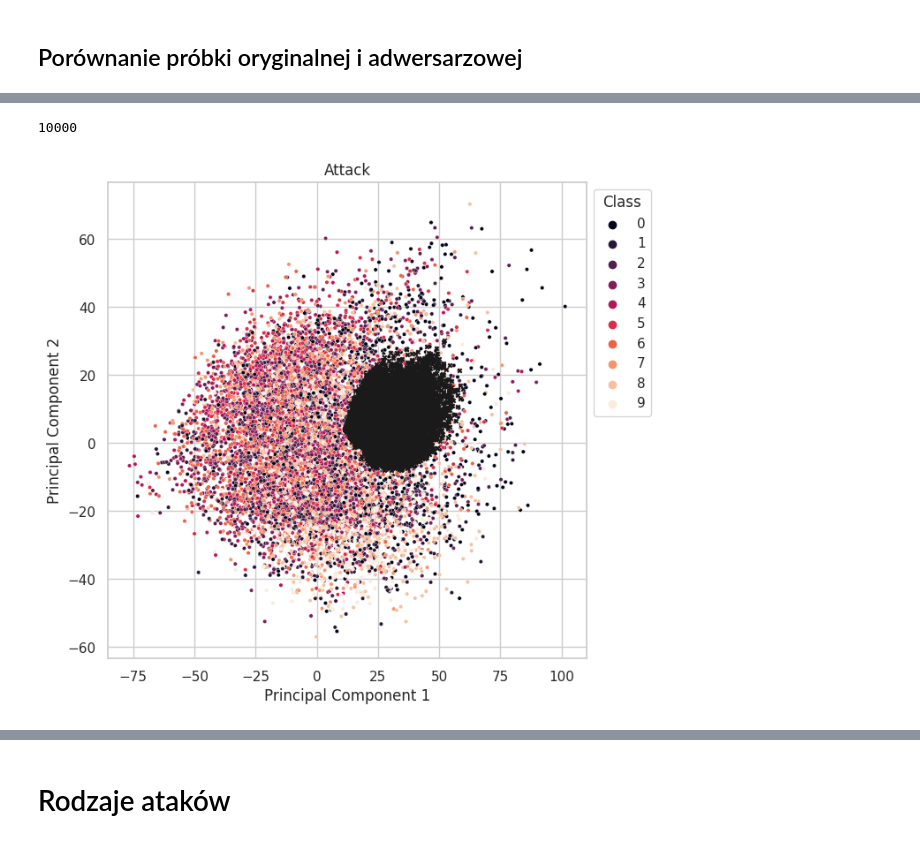
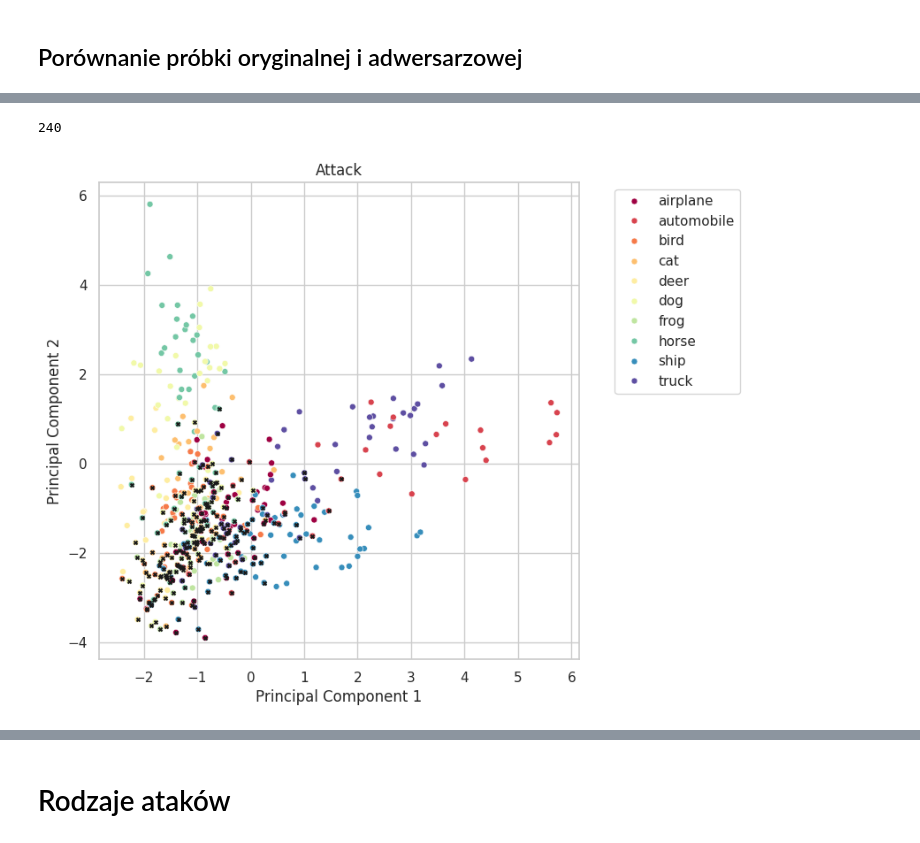
Before and after one commit to Jvlia17/deep-learning, a Jupyter notebook: PCA.ipynb, the cells around one changed output, grey strips where cells are left out. Cells and saved outputs as stored; diff of their text form; code cells hidden in the pictures.

```diff
--- a/PCA.ipynb
+++ b/PCA.ipynb
@@ -59,19 +49,24 @@ Mounted at /content/drive
 # %% [markdown]
 ##Trening PCA
 # %%
-checkpoint = torch.load('/content/drive/MyDrive/DL/model/resnet_cifar10_.pth')
+checkpoint = torch.load('/content/drive/MyDrive/DL/model/checkpoint_epoch_40.pth')
 
 
-
-
-# net = Net()  -->
 net = torchvision.models.resnet101(pretrained=False, num_classes=10)
 net.conv1 = nn.Conv2d(3, 64, kernel_size=3, stride=1, padding=1, bias=False)
 net.maxpool = nn.Identity()
 
-# train ....
+net.load_state_dict(checkpoint['model_state_dict'])
 
-net.load_state_dict(checkpoint['model_state_dict'])
-net.fc = nn.Identity()
-print(list(net.children())[:])
+net.to('cpu')
+
+
+model_ftex = torchvision.models.resnet101(pretrained=False, num_classes=10)
+model_ftex.conv1 = nn.Conv2d(3, 64, kernel_size=3, stride=1, padding=1, bias=False)
+model_ftex.maxpool = nn.Identity()
+
+model_ftex.load_state_dict(checkpoint['model_state_dict'])
+model_ftex.fc = nn.Identity()
+# print(list(net.children())[:])
+model_ftex.to(device)
 # %% [output]
@@ -410,25 +454,31 @@ from sklearn.decomposition import PCA
 import pandas as pd
 import seaborn as sns
 
-features_np = [x.numpy() for x in features]
+features_np = [x.detach().numpy() for x in features]
 features_np = np.array(features_np)
 # flatten
 print(features_np.shape)
 # features_np = features_np.reshape(-1, features_np.shape[1] * features_np.shape[2] * features_np.shape[3])
-features_np = features_np.reshape(-1, features_np.shape[1] * features_np.shape[2])
+features_np = features_np.reshape(-1, features_np.shape[1])
 # print(features_np.shape)
 labels_db = labels + labels
+predict_db = predict + predict_adv
 labels_np = np.array([y.squeeze().numpy() for y in labels_db])
+predict_np = np.array([y.squeeze().numpy() for y in predict_db])
 
 features_col = ['Feature' + str(i) for i in range(features_np.shape[1])]
+
 df_cifar = pd.DataFrame(features_np, columns = features_col)
 df_cifar['Label'] = labels_np
+
 # print(df_cifar.head())
 
 # apply PCA to each column except the last one (label)
 convereted_data = pca_model.transform(df_cifar.iloc[:,:-1])
 df_converted_data = pd.DataFrame(data = convereted_data, columns = ['Principal Component 1', 'Principal Component 2'])
 df_converted_data['Label'] = labels_np
+df_converted_data['Predict'] = predict_np
 
-# print(df_converted_data.head())
+
+print(df_converted_data.head())
 # %% [output]
@@ -452,24 +497,28 @@ df_converted_data['Label'] = labels_np
 # %%
 split = features_np.shape[0] / 2
 split = int(split)
 print(split)
 
 df_org = df_converted_data.iloc[:split,:]
 df_adv = df_converted_data.iloc[split:,:]
+df_adv = df_adv.reset_index()
 
 classes = ['airplane', 'automobile', 'bird', 'cat', 'deer', 'dog', 'frog', 'horse', 'ship', 'truck']
 sns.set(rc={'figure.figsize':(7,7)})
 sns.set_style("whitegrid")
 g = sns.scatterplot(data= df_converted_data, x="Principal Component 1",
                 y="Principal Component 2", hue="Label",
-                palette='rocket',
-                s = 10, legend='full')
+                palette=sns.color_palette("Spectral", as_cmap=True),
+                s = 25, legend='full')
 
-plt.scatter(x=df_adv['Principal Component 1'] , y=df_adv['Principal Component 2'], color='k', marker="x", s=10)
+plt.scatter(x=df_adv['Principal Component 1'] , y=df_adv['Principal Component 2'], color='k', marker="x", s=8)
 plt.legend(bbox_to_anchor=(1, 1), title='Class')
 # Write attack name
 plt.title('Attack')
+handles, labels  =  g.get_legend_handles_labels()
+
+g.legend(handles, classes, bbox_to_anchor=(1.35, 1))
 plt.savefig("/content/PCA.pdf", format='pdf', bbox_inches='tight')
 # %% [output]
-10000
+240
-[figure, old version]
+[figure, new version]
```
Also changed, not shown: parts of 17 cells of this notebook.
